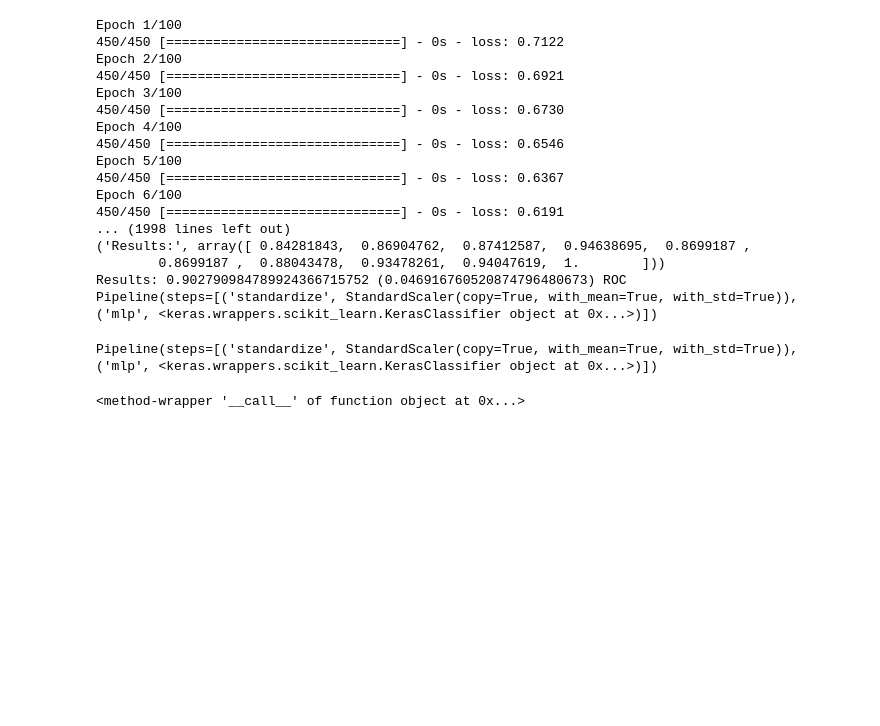
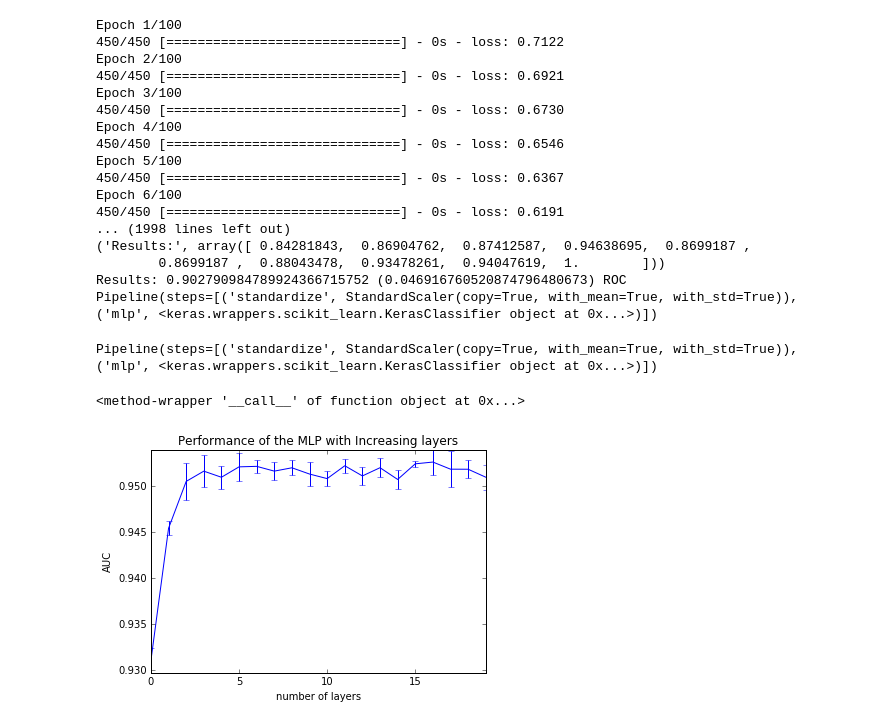
Before and after one commit to bottydim/detect-credit-card-fraud, a Jupyter notebook: ccfd_dnn/Evaluation.ipynb, the cells around one changed output. Cells and saved outputs as stored; diff of their text form; code cells hidden in the pictures; blank space fills up the shorter version.

```diff
--- a/ccfd_dnn/Evaluation.ipynb
+++ b/ccfd_dnn/Evaluation.ipynb
@@ -74,7 +78,7 @@ def linear_regression():
     lr = linear_model.LinearRegression(n_jobs=-1)
     return lr
 
-def mlp_model(hidden=None,layers=1):
+def mlp_model(hidden=45,layers=1):
     # create model
     model = Sequential()
     model.add(Dense(input_dimensions, input_dim=input_dimensions, init='normal', activation='relu'))
@@ -86,8 +90,8 @@ def mlp_model(hidden=None,layers=1):
     model.compile(loss='binary_crossentropy', optimizer='adam')
     return model
 
-def mlp_model_wrap(layers=1):
-    return mlp_model(100,layers)
+def mlp_model_wrap(hidden=100,layers=1):
+    return mlp_model(hidden,layers)
 # fix random seed for reproducibility
 # %%
 seed = 7
@@ -127,10 +131,12 @@ Pipeline(steps=[('standardize', StandardScaler(copy=True, with_mean=True, with_s
 estimators = []
 estimators.append(('standardize', StandardScaler()))
 
-estimators.append(('mlp', KerasClassifier(build_fn=mlp_model_wrap, nb_epoch=100, batch_size=10000, verbose=0)))
+estimators.append(('mlp', KerasClassifier(build_fn=mlp_model_wrap, batch_size=10000, verbose=0)))
 
 pipeline = Pipeline(estimators)#
-pipeline.set_params(mlp__layers=2)
+pipeline.set_params(mlp__layers=1)
+pipeline.set_params(mlp__hidden=100)
+pipeline.set_params(mlp__nb_epoch=30)
 # %% [output]
 Pipeline(steps=[('standardize', StandardScaler(copy=True, with_mean=True, with_std=True)), ('mlp', <keras.wrappers.scikit_learn.KerasClassifier object at 0x...>)])
 # %%
@@ -138,22 +144,26 @@ mlp_model_wrap.__call__
 # %% [output]
 <method-wrapper '__call__' of function object at 0x...>
 # %%
-score_means = list()
-score_stds = list()
+score_means_l = list()
+score_stds_l = list()
 layers = range(20)
 kfold = KFold(n_splits=3, random_state=seed)
 for l in layers:
     pipeline.set_params(mlp__layers=l)
     this_scores = cross_val_score(pipeline, X, Y, cv=kfold, scoring='roc_auc',n_jobs=1)
-    score_means.append(this_scores.mean())
-    score_stds.append(this_scores.std())
+    score_means_l.append(this_scores.mean())
+    score_stds_l.append(this_scores.std())
 
-plt.errorbar(layers, score_means, np.array(score_stds))
-
-plt.title(
-    'Performance of the MLP with Increasing layers')
+title =  'Performance of the MLP with Increasing layers'
+fig = plt.figure()
+plt.errorbar(layers, score_means_l, np.array(score_stds_l))
+plt.title(title)
 plt.xlabel('number of layers')
 plt.ylabel('AUC')
 
 plt.axis('tight')
 plt.show()
+
+fig.savefig("/home/botty/Documents/CCFD/figures/analysis/"+title)
+# %% [output]
+[figure, added]
```
Also changed, not shown: parts of 13 cells of this notebook.
